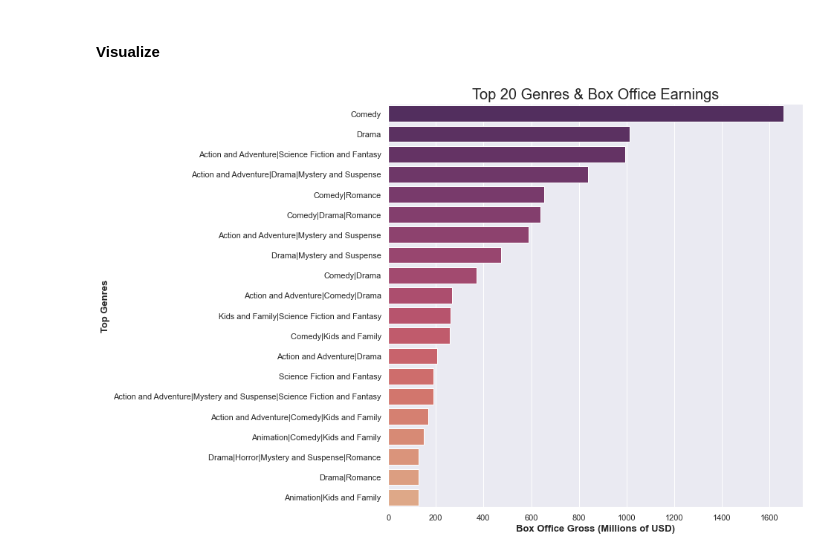
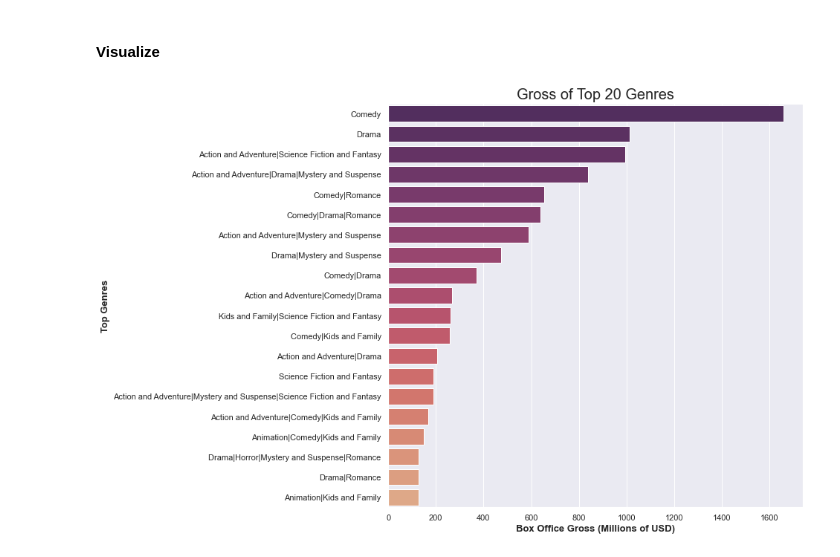
Before and after one commit to cleatw/Project1, a Jupyter notebook: Project 1 Notebook.ipynb, the cells around one changed output. Saved outputs shown, nothing was run; the diff lists cells and outputs as text; code cells hidden in the pictures.

```diff
--- a/Project 1 Notebook.ipynb
+++ b/Project 1 Notebook.ipynb
@@ -220,10 +220,10 @@ g_gross_20['box_office'] = g_gross_20['box_office'].apply(lambda x: x/1000000)
 # %%
 fig, ax = plt.subplots(figsize=(10,10))
 
 sns.barplot(y =g_gross_20['genre'][:20],x = g_gross_20['box_office'], orient = 'h', palette = 'flare_r')
 
-ax.set_title('Top 20 Genres & Box Office Earnings', fontsize =  20)
+ax.set_title('Gross of Top 20 Genres', fontsize =  20)
 ax.set_xlabel('Box Office Gross (Millions of USD)', fontsize = 13, weight = 'bold')
 ax.set_ylabel('Top Genres', fontsize = 13, weight = 'bold');
 # %% [output]
-[figure, old version]
+[figure, new version]
```
Also changed, not shown: parts of 2 cells of this notebook.
